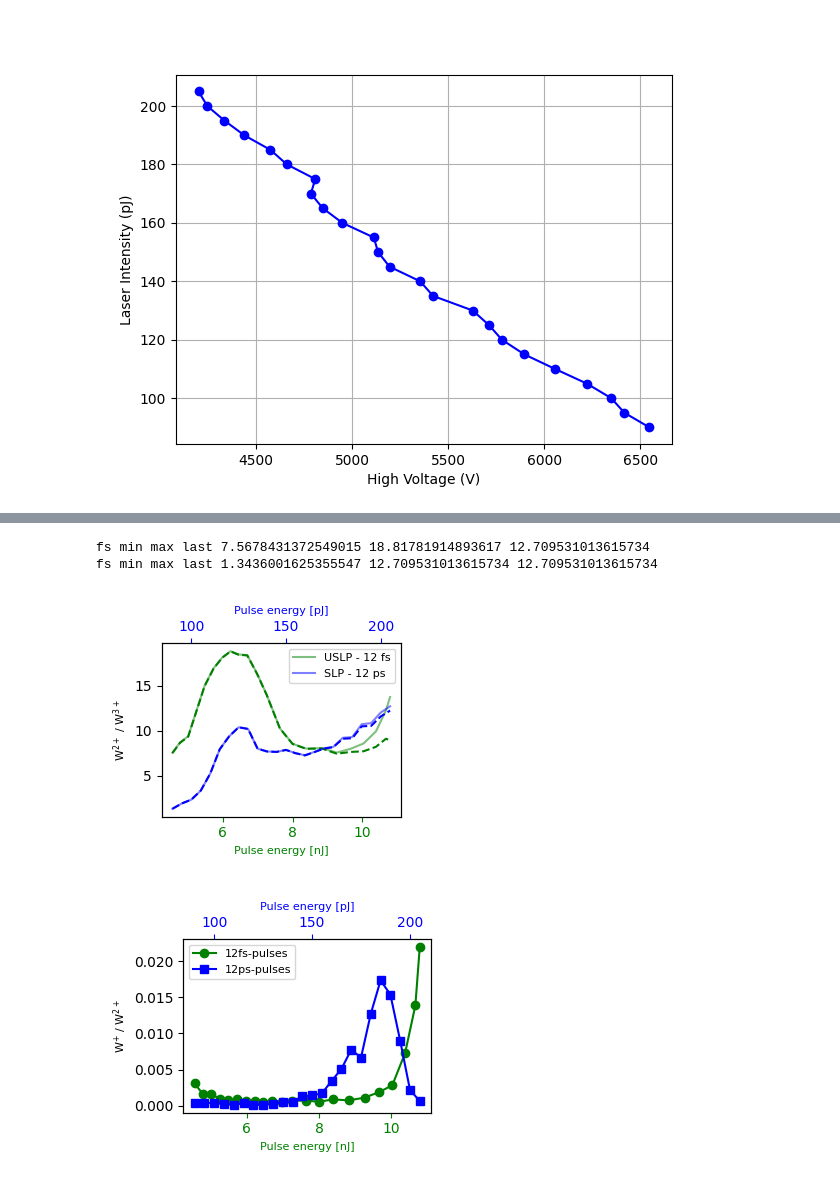
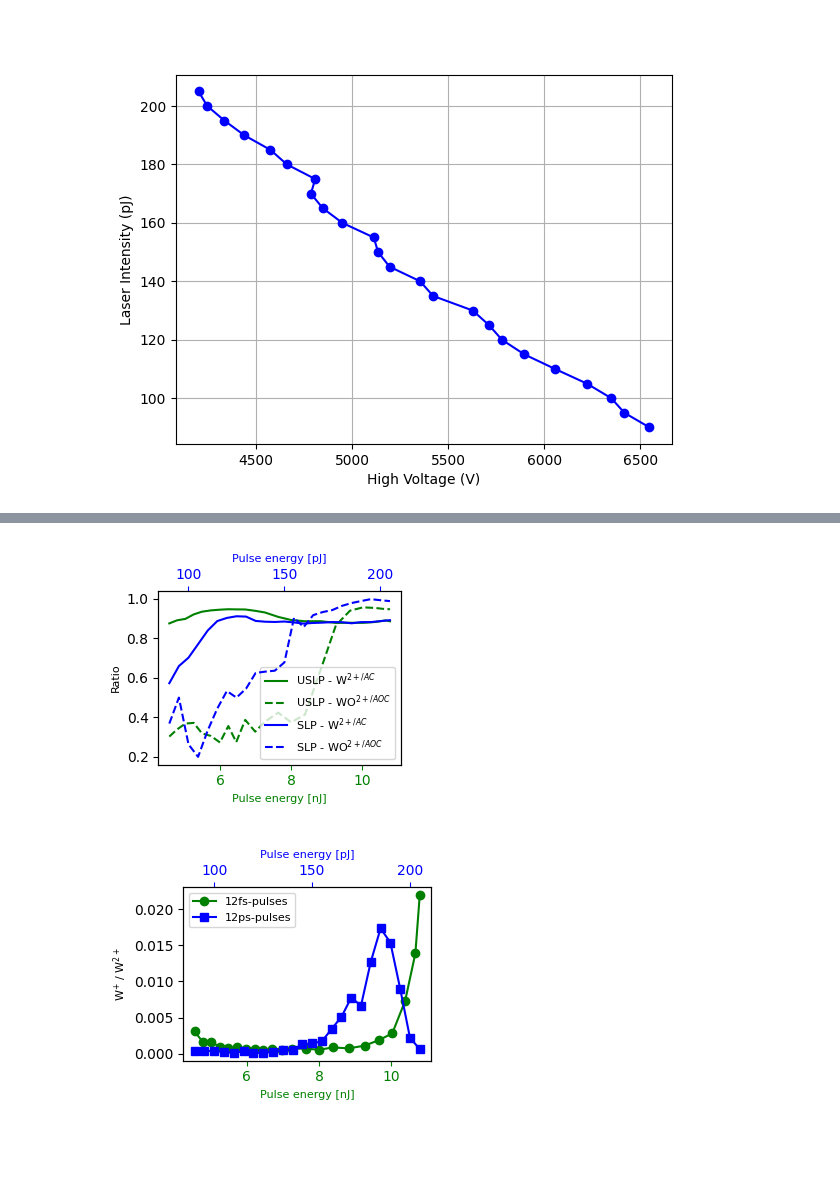
Before and after one commit to mmonajem/pyoxcart, a Jupyter notebook: pyccapt/calibration/tutorials/jupyter_files/z_laser_physics_experiment.ipynb, the cells around one changed output, grey strips where cells are left out. Drawn from its saved outputs; the diff is of its cells as text; code cells hidden in the pictures; blank space fills up the shorter version.

```diff
--- a/pyccapt/calibration/tutorials/jupyter_files/z_laser_physics_experiment.ipynb
+++ b/pyccapt/calibration/tutorials/jupyter_files/z_laser_physics_experiment.ipynb
@@ -412,10 +450,12 @@ ratios_w2_3_r.append(ratios_w2_3_r_tmp)
 # range_2 = [91.7, 92.2]
 # range_3 = [61.1, 61.4]
 # 12ps new dataset
-range_1 = [181.6, 186.5]
-range_2 = [90.6, 93.6]
-range_3 = [60.4, 62.4]
+range_1 = [180.7, 187.0]
+range_2 = [90.2, 94.3]
+range_3 = [60.1, 62.9]
+range_4 = [120, 124.4]
 
-ratios_w1_2_r_tmp, ratios_w2_3_r_tmp = ratio_calculator(mc_steps_12ps, range_1, range_2, range_3, flag_oxides='none')
-ratios_w1_2_r.append(ratios_w1_2_r_tmp)
-ratios_w2_3_r.append(ratios_w2_3_r_tmp)
+ratios_w2_r_tmp, ratios_wo2_r_tmp, w2 = ratio_calculator(mc_steps_12ps, range_1, range_2, range_3, range_4, flag_oxides='ps')
+print(w2)
+ratios_w2_r.append(ratios_w2_r_tmp)
+ratios_wo2_r.append(ratios_wo2_r_tmp)
@@ -481,12 +480,12 @@ with oxides calculation
 # %%
-ratio_12_ps_r_w2_3 = np.array(ratios_w2_3_r[2])
-ratio_12_fs_r_w2_3 = np.array(ratios_w2_3_r[1])
-ratio_171_fs_r_w2_3 = np.array(ratios_w2_3_r[0])
+ratio_12_ps_r_w2 = np.array(ratios_w2_r[2])
+ratio_12_fs_r_w2 = np.array(ratios_w2_r[1])
+ratio_171_fs_r_w2 = np.array(ratios_w2_r[0])
 
 
-ratio_12_ps_r_w1_2 = np.array(ratios_w1_2_r[2])
-ratio_12_fs_r_w1_2 = np.array(ratios_w1_2_r[1])
-ratio_171_fs_r_w1_2 = np.array(ratios_w1_2_r[0])
+ratio_12_ps_r_w2o = np.array(ratios_wo2_r[2])
+ratio_12_fs_r_w2o = np.array(ratios_wo2_r[1])
+ratio_171_fs_r_w2o = np.array(ratios_wo2_r[0])
 
 
 pe_12_ps = np.array(intensity_values_12ps)
@@ -495,41 +494,41 @@ pe_171_fs = np.array(intensity_values_171fs)
 # %%
 # Plotting
 
 fig = plt.figure(figsize=(3.2,2.8))
 ax1=fig.add_subplot(111, label="1")
 # ax2=fig.add_subplot(111, label="2", frame_on=False)
-ax1.plot(pe_12_fs/1000, ratio_12_fs_r_w2_3, linestyle='--', color='green')
-ax1.plot(pe_12_fs/1000, ratio_12_fs_r_w2_3_oxide, color='green', label='USLP - 12 fs', alpha=0.5)
+# Plot data for ax1
+ax1.plot(pe_12_fs / 1000, ratio_12_fs_r_w2, label=r'USLP - $\mathrm{W}^{2+/AC}$', color='green')
+ax1.plot(pe_12_fs / 1000, ratio_12_fs_r_w2o, color='green', linestyle='--', label=r'USLP - $\mathrm{WO}^{2+/AOC}$')
+
 
 ax1.set_xlabel('Pulse energy [nJ]', color='green', fontsize=8)
-ax1.set_ylabel('W$^{2+}$ / W$^{3+}$', fontsize=8)
+ax1.set_ylabel('Ratio', fontsize=8)
 ax1.tick_params(axis='x', colors='green')  # Set Y-axis tick labels color to red
 # ax1.set_yscale('log')
 
 
 ax2 = ax1.twiny()  # Create a secondary x-axis
-ax2.plot(pe_12_ps, ratio_12_ps_r_w2_3, color='blue', linestyle='--')  # Invisible plot to create the secondary x-axis
-ax2.plot(pe_12_ps, ratio_12_ps_r_w2_3_oxide, color='blue', label='SLP - 12 ps', alpha=0.5)  # Invisible plot to create the secondary x-axis
+ax2.plot(pe_12_ps, ratio_12_ps_r_w2, color='blue', label=r'SLP - $\mathrm{W}^{2+/AC}$')  # Invisible plot to create the secondary x-axis
+ax2.plot(pe_12_ps, ratio_12_ps_r_w2o, color='blue', linestyle='--', label=r'SLP - $\mathrm{WO}^{2+/AOC}$')  # Invisible plot to create the secondary x-axis
 ax2.set_xlabel('Pulse energy [pJ]', color='blue', fontsize=8)
 ax2.tick_params(axis='x', colors='blue')  # Set Y-axis tick labels color to red
 ax2.tick_params(axis='y', colors='blue')  # Set Y-axis tick labels color to red
 
 # Combine legends from ax1 and ax2
 lines1, labels1 = ax1.get_legend_handles_labels()
 lines2, labels2 = ax2.get_legend_handles_labels()
-ax1.legend(lines1 + lines2, labels1 + labels2, loc='upper right', fontsize=8)
+ax1.legend(lines1 + lines2, labels1 + labels2, loc='lower right', fontsize=8)
 
 plt.tight_layout()
 plt.savefig(variables.result_path + "/temperature.png", format="png", dpi=600)
 plt.savefig(variables.result_path + "/temperature.svg", format="svg", dpi=600)
 
-print('fs min max last', np.min(ratio_12_fs_r_w2_3_oxide), np.max(ratio_12_fs_r_w2_3_oxide), ratio_12_ps_r_w2_3_oxide[-1])
-print('fs min max last', np.min(ratio_12_ps_r_w2_3_oxide), np.max(ratio_12_ps_r_w2_3_oxide), ratio_12_ps_r_w2_3_oxide[-1])
+# print('fs min max last', np.min(ratio_12_fs_r_w2_3_oxide), np.max(ratio_12_fs_r_w2_3_oxide), ratio_12_ps_r_w2_3_oxide[-1])
+# print('fs min max last', np.min(ratio_12_ps_r_w2_3_oxide), np.max(ratio_12_ps_r_w2_3_oxide), ratio_12_ps_r_w2_3_oxide[-1])
 plt.show()
 # %% [output]
-fs min max last 7.5678431372549015 18.81781914893617 12.709531013615734
-fs min max last 1.3436001625355547 12.709531013615734 12.709531013615734
-[figure, old version]
+[figure, new version]
 # %%
 # Plotting
 
```
Also changed, not shown: parts of 12 cells of this notebook, 10 other files.
